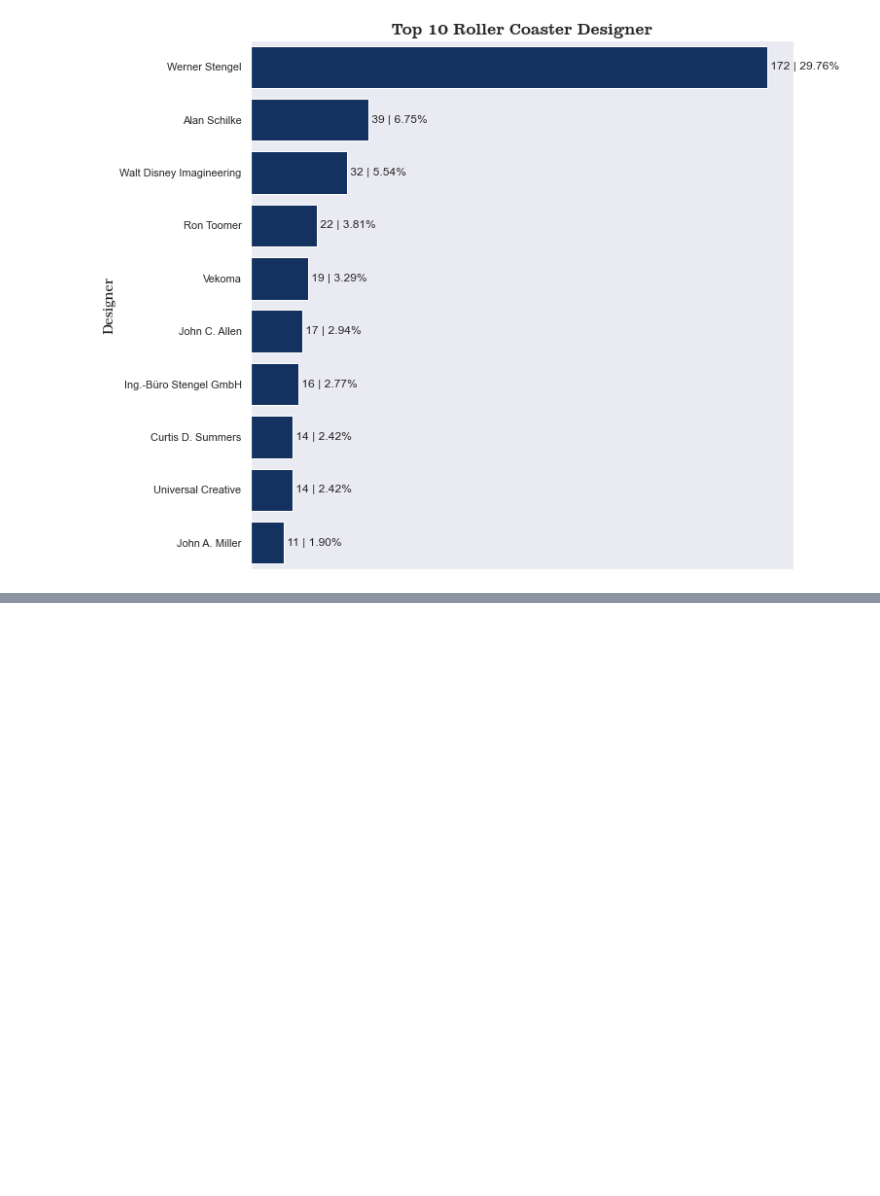
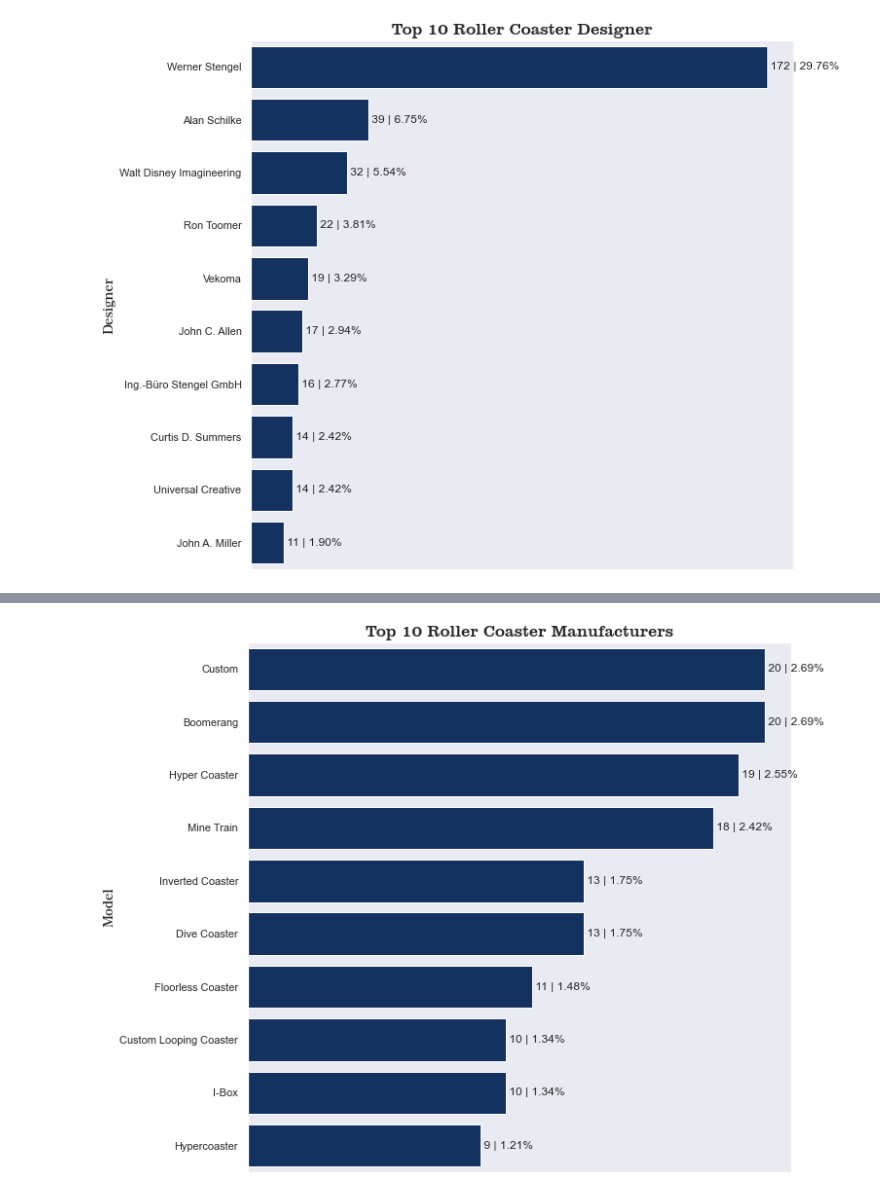
Before and after one commit to joshuaati/python_practice, a Jupyter notebook: 4 Data in Motion Challange/Week 7 pandas.ipynb, the cells around one changed output, grey strips where cells are left out. Saved outputs shown, nothing was run; the diff lists cells and outputs as text; code cells hidden in the pictures; blank space fills up the shorter version.

```diff
--- a/4 Data in Motion Challange/Week 7 pandas.ipynb
+++ b/4 Data in Motion Challange/Week 7 pandas.ipynb
@@ -170,0 +173,4 @@ week7.groupby('Designer')['Designer'].count().\
+# %%
+count_plot(week7['Model'], 'Top 10 Roller Coaster Manufacturers', 'Model')
+# %% [output]
+[figure, added]
```
Also changed, not shown: parts of 7 cells of this notebook.
